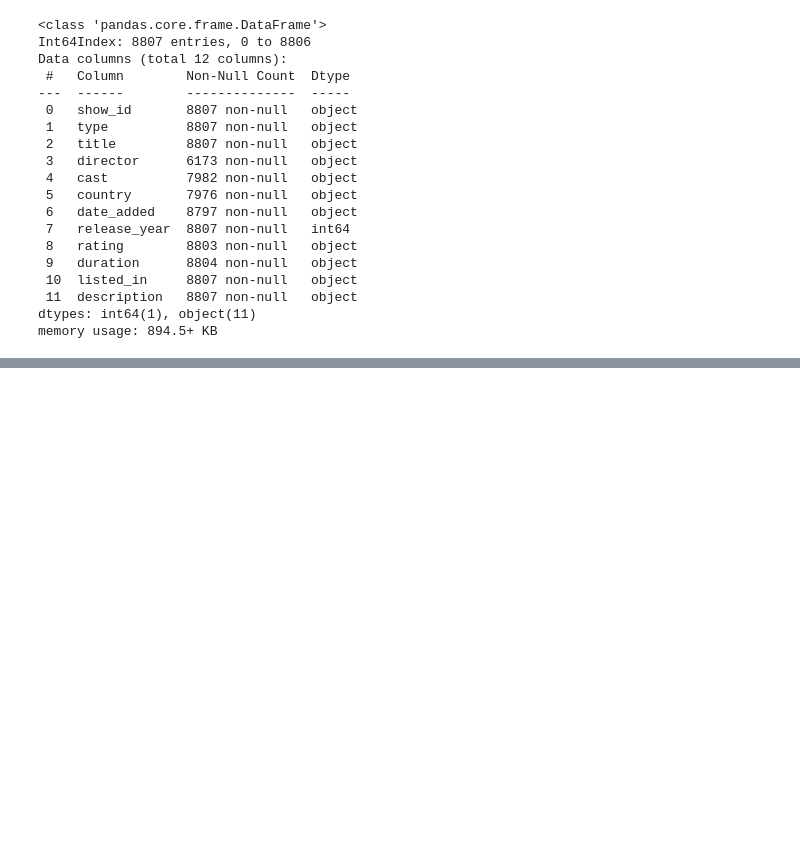
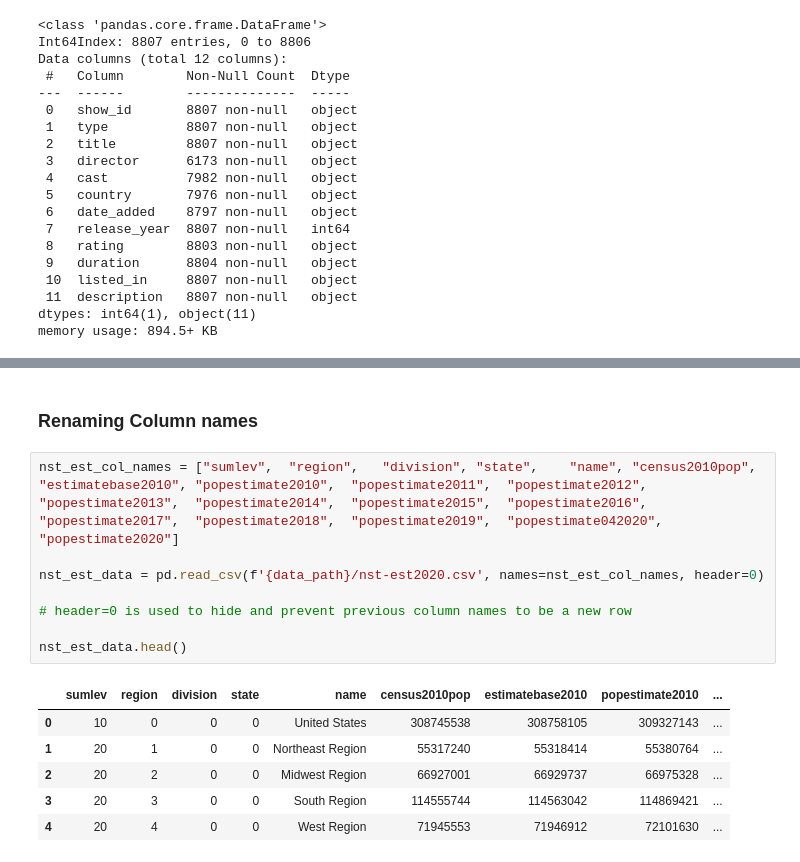
Before and after one commit to Naimul-Islam-Siam/Data-Analysis, a Jupyter notebook: notebooks/1. datasets & dataframes.ipynb, the cells around one changed output, grey strips where cells are left out. Cells and saved outputs as stored; diff of their text form; blank space fills up the shorter version.

```diff
--- a/notebooks/1. datasets & dataframes.ipynb
+++ b/notebooks/1. datasets & dataframes.ipynb
@@ -71,0 +86,17 @@ memory usage: 894.5+ KB
+# %% [markdown]
+### Renaming Column names
+# %%
+nst_est_col_names = ["sumlev",	"region",	"division",	"state",	"name",	"census2010pop",	"estimatebase2010", "popestimate2010",	"popestimate2011",	"popestimate2012",	"popestimate2013",	"popestimate2014",	"popestimate2015",	"popestimate2016",	"popestimate2017",	"popestimate2018",	"popestimate2019",	"popestimate042020",	"popestimate2020"]
+
+nst_est_data = pd.read_csv(f'{data_path}/nst-est2020.csv', names=nst_est_col_names, header=0)
+
+# header=0 is used to hide and prevent previous column names to be a new row
+
+nst_est_data.head()
+# %% [output]
+|  | sumlev | region | division | state | name | census2010pop | estimatebase2010 | popestimate2010 | ... |
+| 0 | 10 | 0 | 0 | 0 | United States | 308745538 | 308758105 | 309327143 | ... |
+| 1 | 20 | 1 | 0 | 0 | Northeast Region | 55317240 | 55318414 | 55380764 | ... |
+| 2 | 20 | 2 | 0 | 0 | Midwest Region | 66927001 | 66929737 | 66975328 | ... |
+| 3 | 20 | 3 | 0 | 0 | South Region | 114555744 | 114563042 | 114869421 | ... |
+| 4 | 20 | 4 | 0 | 0 | West Region | 71945553 | 71946912 | 72101630 | ... |
```
Also changed, not shown: parts of 2 cells of this notebook.
